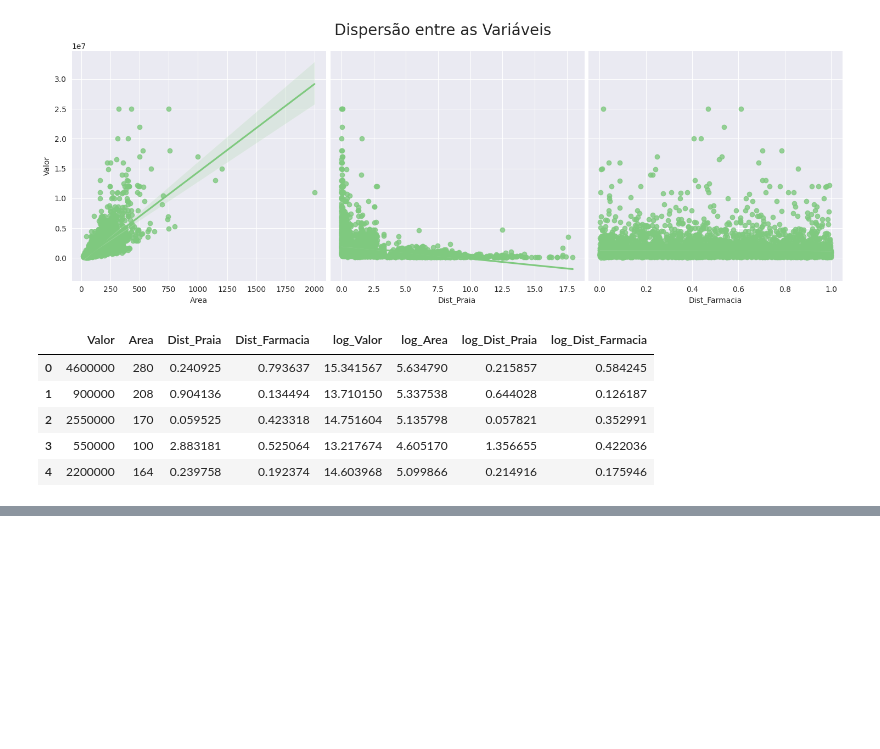
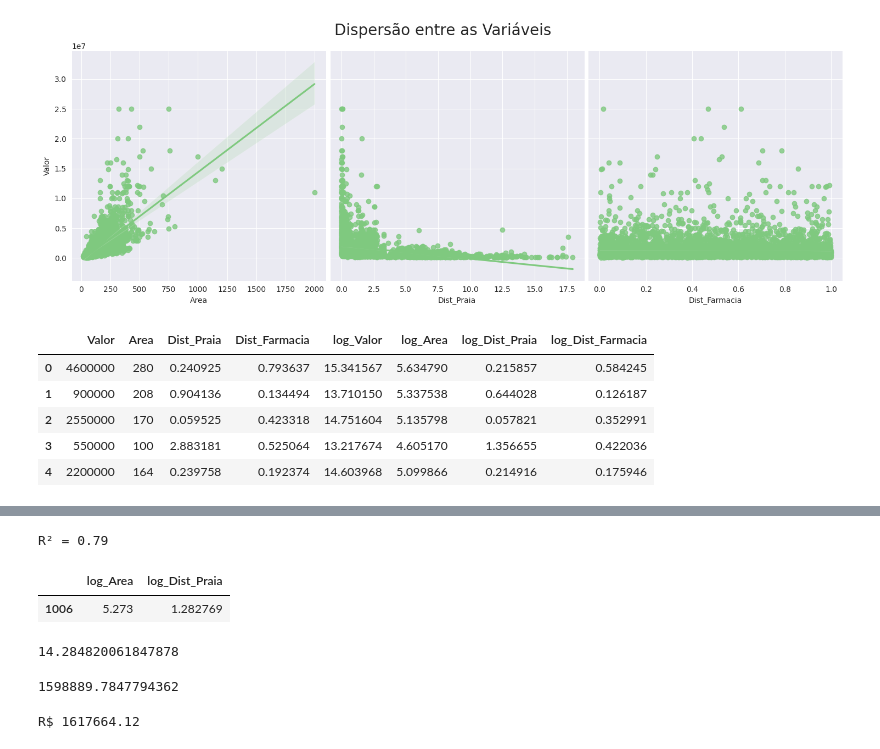
Before and after one commit to Gcango/Regressao_Linear_Tecnicas_Modelagem, a Jupyter notebook: Regressao_Tecnica_modelagem.ipynb, the cells around one changed output, grey strips where cells are left out. Drawn from its saved outputs; the diff is of its cells as text; code cells hidden in the pictures; blank space fills up the shorter version.

```diff
--- a/Regressao_Tecnica_modelagem.ipynb
+++ b/Regressao_Tecnica_modelagem.ipynb
@@ -137,0 +227,8 @@ dados.head()
+# %%
+#Novo conjunto de variaveis explicativas X
+X = dados[['log_Area', 'log_Dist_Praia']]
+#Dataset de Treino e Teste
+X_train, X_test, y_train, y_test = train_test_split(X, y, test_size=0.2, random_state=2811)
+#Estimando novamente o statsmodels
+X_train_com_constante = sm.add_constant(X_train)
+modelo_statsmodels = sm.OLS(y_train, X_train_com_constante, hasconst = True).fit()
@@ -137,0 +275,4 @@ dados.head()
+# %%
+print('R² = %s' % metrics.r2_score(y_test, y_previsto).round(3))
+# %% [output]
+R² = 0.79
@@ -137,0 +281,26 @@ dados.head()
+# %%
+#dados de entrada:
+entrada = X_test[0:1]
+entrada
+# %% [output]
+|  | log_Area | log_Dist_Praia |
+| 1006 | 5.273 | 1.282769 |
+# %%
+#modelo predictivo
+modelo.predict(entrada)[0]
+# %% [output]
+14.284820061847878
+# %%
+#Invertendo a transformação para obter a estimativa em R$
+np.exp(modelo.predict(entrada)[0])
+# %% [output]
+1598889.7847794362
+# %%
+#Criando um Simulador simples
+Area = 150
+Dist_Praia = 1
+entrada = [[np.log(Area), np.log(Dist_Praia + 1)]]
+
+print('R$ {0:.2f}'.format(np.exp(modelo.predict(entrada)[0])))
+# %% [output]
+R$ 1617664.12
```
Also changed, not shown: parts of 26 cells of this notebook.
